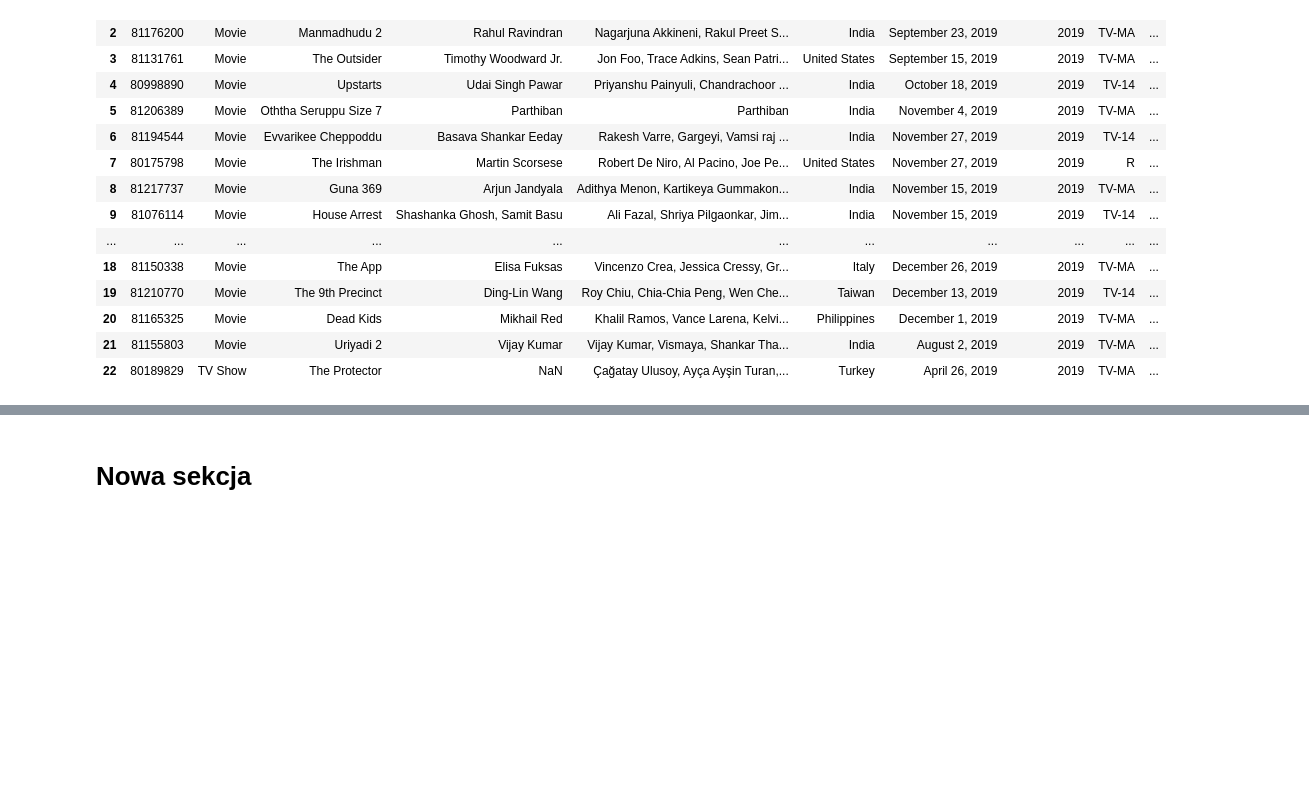
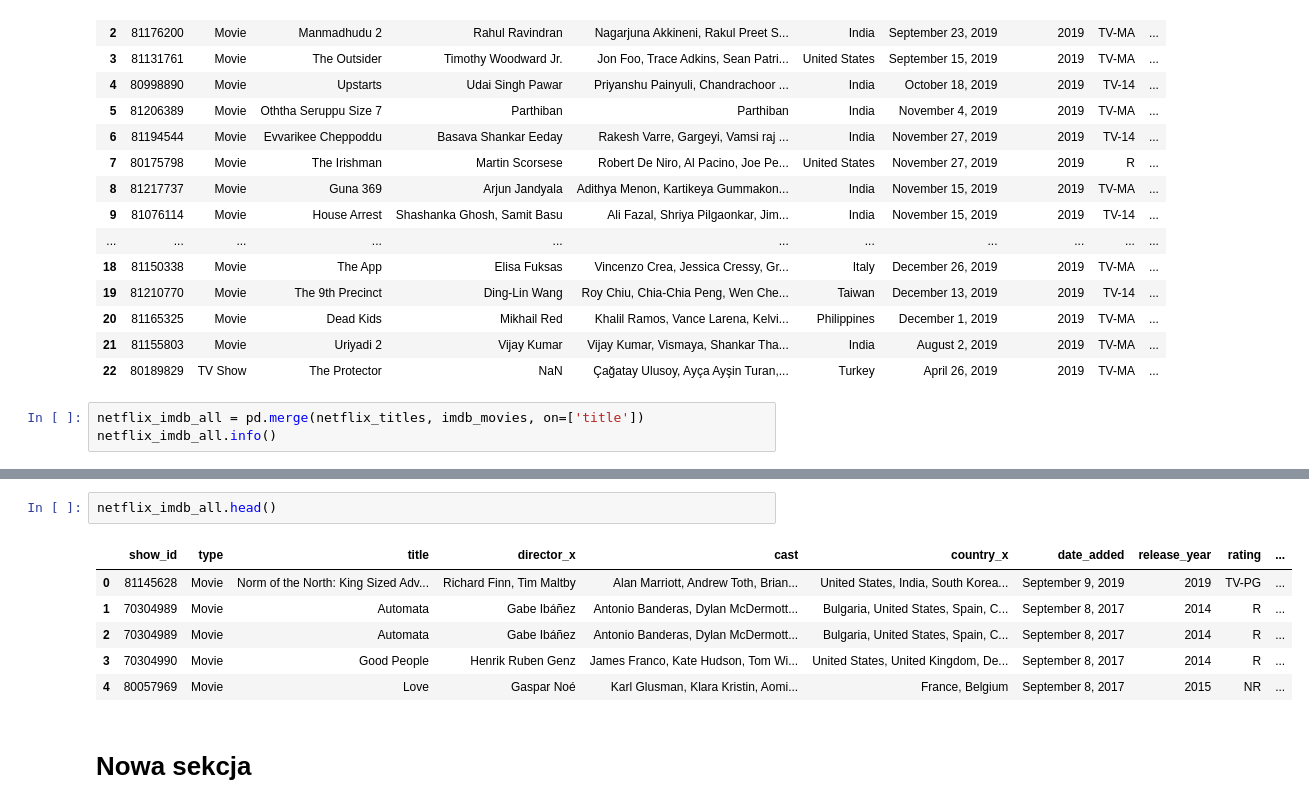
Before and after one commit to KatBotkowska/CodersCrew, a Jupyter notebook: Netflix_data.ipynb, the cells around one changed output, grey strips where cells are left out. Drawn from its saved outputs; the diff is of its cells as text; blank space fills up the shorter version.

Commit message:
netflix and imdb all

```diff
--- a/Netflix_data.ipynb
+++ b/Netflix_data.ipynb
@@ -203,3 +203,6 @@ netflix_imdb_2019
 | 20 | 81165325 | Movie | Dead Kids | Mikhail Red | Khalil Ramos, Vance Larena, Kelvi... | Philippines | December 1, 2019 | 2019 | TV-MA | ... |
 | 21 | 81155803 | Movie | Uriyadi 2 | Vijay Kumar | Vijay Kumar, Vismaya, Shankar Tha... | India | August 2, 2019 | 2019 | TV-MA | ... |
 | 22 | 80189829 | TV Show | The Protector | NaN | Çağatay Ulusoy, Ayça Ayşin Turan,... | Turkey | April 26, 2019 | 2019 | TV-MA | ... |
+# %%
+netflix_imdb_all = pd.merge(netflix_titles, imdb_movies, on=['title'])
+netflix_imdb_all.info()
@@ -206,2 +227,11 @@ netflix_imdb_2019
+# %%
+netflix_imdb_all.head()
+# %% [output]
+|  | show_id | type | title | director_x | cast | country_x | date_added | release_year | rating | ... |
+| 0 | 81145628 | Movie | Norm of the North: King Sized Adv... | Richard Finn, Tim Maltby | Alan Marriott, Andrew Toth, Brian... | United States, India, South Korea... | September 9, 2019 | 2019 | TV-PG | ... |
+| 1 | 70304989 | Movie | Automata | Gabe Ibáñez | Antonio Banderas, Dylan McDermott... | Bulgaria, United States, Spain, C... | September 8, 2017 | 2014 | R | ... |
+| 2 | 70304989 | Movie | Automata | Gabe Ibáñez | Antonio Banderas, Dylan McDermott... | Bulgaria, United States, Spain, C... | September 8, 2017 | 2014 | R | ... |
+| 3 | 70304990 | Movie | Good People | Henrik Ruben Genz | James Franco, Kate Hudson, Tom Wi... | United States, United Kingdom, De... | September 8, 2017 | 2014 | R | ... |
+| 4 | 80057969 | Movie | Love | Gaspar Noé | Karl Glusman, Klara Kristin, Aomi... | France, Belgium | September 8, 2017 | 2015 | NR | ... |
 # %% [markdown]
 # Nowa sekcja
```
Also changed, not shown: parts of 1 cell of this notebook.
